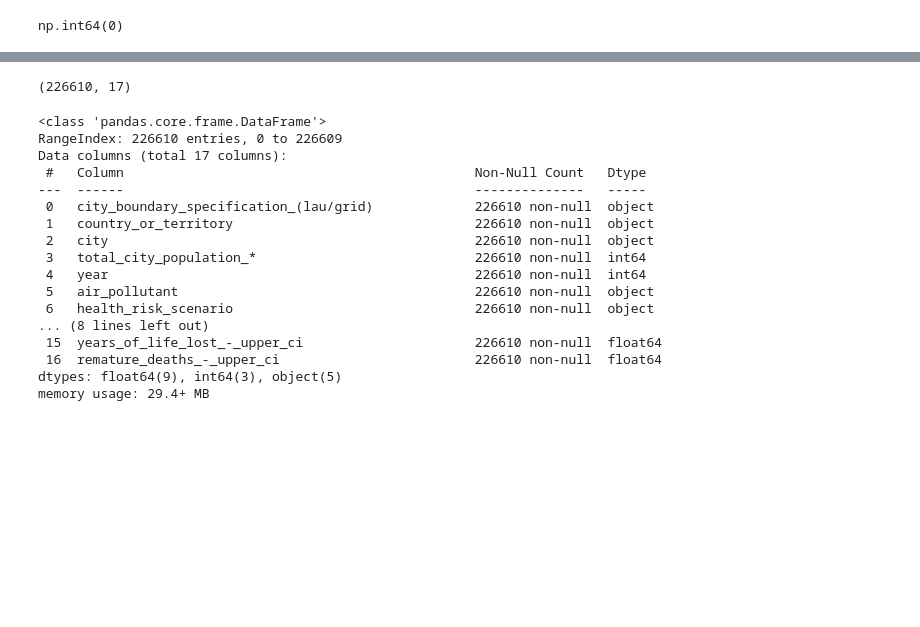
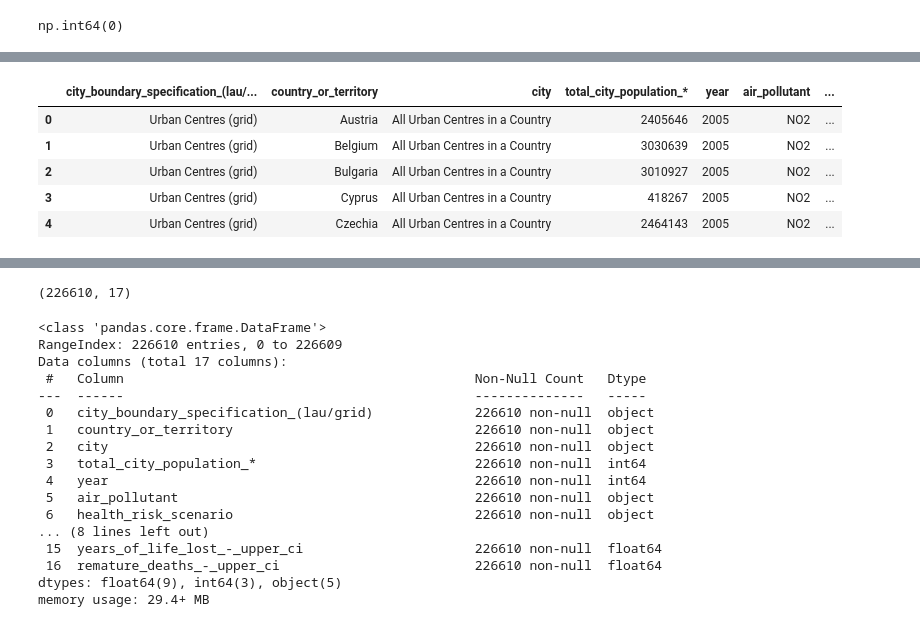
Before and after one commit to mauurits/ironhack_gpw3, a Jupyter notebook: notebooks/Data_cleaning.ipynb, the cells around one changed output, grey strips where cells are left out. Cells and saved outputs as stored; diff of their text form; code cells hidden in the pictures; blank space fills up the shorter version.

```diff
--- a/notebooks/notebook_maurits.gpw3.ipynb
+++ b/notebooks/Data_cleaning.ipynb
@@ -218,0 +216,10 @@ df.to_csv('cleaned_combined_dataset_gpw3.csv', index=False)
+# %%
+df['density'] = df['total_city_population_*']/df['populated_area_[km2]']
+df.head()
+# %% [output]
+|  | city_boundary_specification_(lau/... | country_or_territory | city | total_city_population_* | year | air_pollutant | ... |
+| 0 | Urban Centres (grid) | Austria | All Urban Centres in a Country | 2405646 | 2005 | NO2 | ... |
+| 1 | Urban Centres (grid) | Belgium | All Urban Centres in a Country | 3030639 | 2005 | NO2 | ... |
+| 2 | Urban Centres (grid) | Bulgaria | All Urban Centres in a Country | 3010927 | 2005 | NO2 | ... |
+| 3 | Urban Centres (grid) | Cyprus | All Urban Centres in a Country | 418267 | 2005 | NO2 | ... |
+| 4 | Urban Centres (grid) | Czechia | All Urban Centres in a Country | 2464143 | 2005 | NO2 | ... |
```
Also changed, not shown: parts of 8 cells of this notebook, 2 other files.
